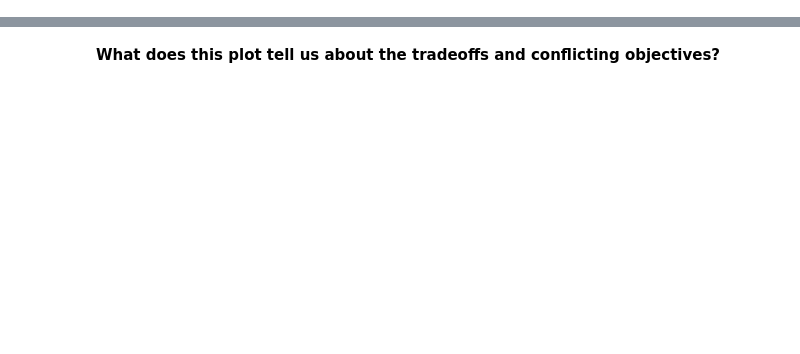
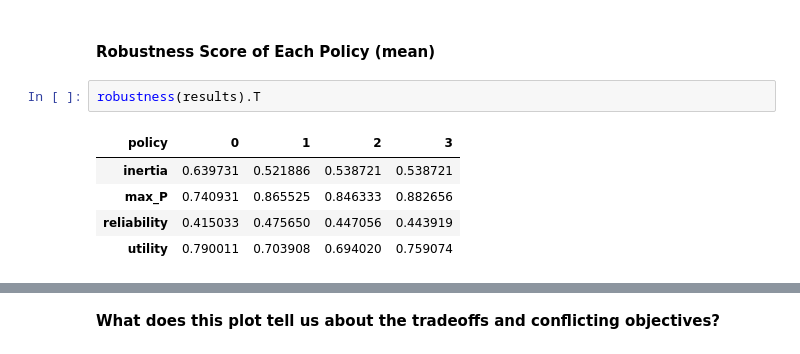
Before and after one commit to yuvenious/epa1361_titan, a Jupyter notebook: week_6-7/lakemodel_DPS_MORO.ipynb, the cells around one changed output, grey strips where cells are left out. Saved outputs shown, nothing was run; the diff lists cells and outputs as text; blank space fills up the shorter version.

```diff
--- a/week_6-7/lakemodel_DPS_MORO.ipynb
+++ b/week_6-7/lakemodel_DPS_MORO.ipynb
@@ -96,0 +137,10 @@ We can visualize these tradeoffs on **parallel axis plots**. In these plots, eac
+# %% [markdown]
+#### Robustness Score of Each Policy (mean)
+# %%
+robustness(results).T
+# %% [output]
+| policy | 0 | 1 | 2 | 3 |
+| inertia | 0.639731 | 0.521886 | 0.538721 | 0.538721 |
+| max_P | 0.740931 | 0.865525 | 0.846333 | 0.882656 |
+| reliability | 0.415033 | 0.475650 | 0.447056 | 0.443919 |
+| utility | 0.790011 | 0.703908 | 0.694020 | 0.759074 |
```
Also changed, not shown: parts of 22 cells of this notebook, 2 other files.
